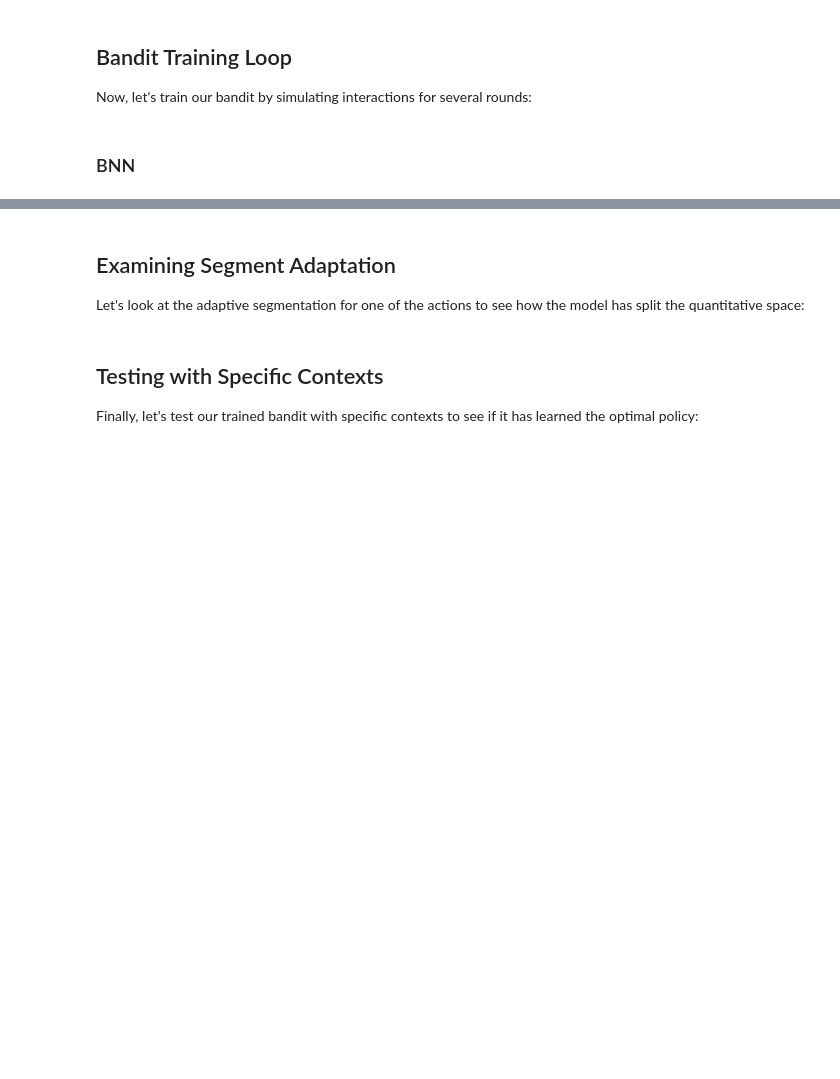
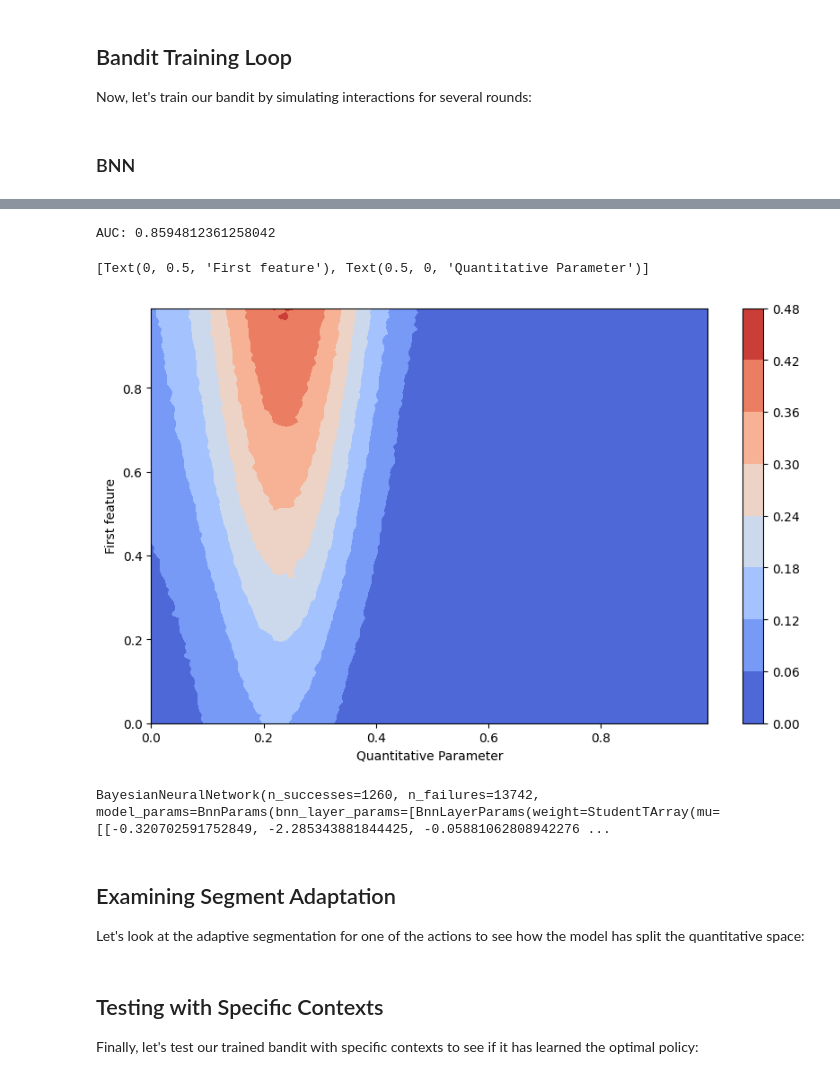
Before and after one commit to PlaytikaOSS/pybandits, a Jupyter notebook: docs/src/tutorials/cmab_quant_bnn.ipynb, the cells around one changed output, grey strips where cells are left out. Saved outputs shown, nothing was run; the diff lists cells and outputs as text; code cells hidden in the pictures; blank space fills up the shorter version.

```diff
--- a/docs/src/tutorials/cmab_quant_bnn.ipynb
+++ b/docs/src/tutorials/cmab_quant_bnn.ipynb
@@ -134,8 +149,8 @@ plt.show()
 Let's create synthetic context data for our experiment:
 # %%
 # Generate random context data
-n_batches = 5
-batch_size = 100
+n_batches = 3
+batch_size = 5000
 n_rounds = n_batches * batch_size
 context_data = np.random.uniform(0, 1, (n_rounds, n_features))
 
@@ -159,8 +181,8 @@ for t in range(n_batches):
 
     # Observe reward
     rewards = [
-        reward_function(chosen_action, chosen_quantity, current_context[0])
-        for chosen_action, chosen_quantity in zip(chosen_actions, chosen_quantities)
+        reward_function(chosen_action, chosen_quantity, _current_context)[0]
+        for chosen_action, chosen_quantity, _current_context in zip(chosen_actions, chosen_quantities, current_context)
     ]
 
     # Update bandit
@@ -176,8 +241,4 @@ np.append(grid_2d, np.zeros((grid_2d.shape[0], 2)), axis=1)
 # %%
-grid = np.mgrid[0:1:0.01, 0:1:0.01].astype(float)
-grid_2d = grid.reshape(2, -1).T
-grid_2d = np.append(grid_2d, np.zeros((grid_2d.shape[0], 2)), axis=1)
-
 
 batch_predictions = [
     cmab.actions["action_1"].bnn.sample_proba(grid_2d) for _ in range(500)
@@ -185,17 +246,31 @@ batch_predictions = [
 batch_proba = np.array(
     [[proba_and_weighted_sum[0] for proba_and_weighted_sum in predictions] for predictions in batch_predictions]
 )
+# %%
+# Calculate AUC
+from sklearn.metrics import accuracy_score, roc_auc_score
+auc = roc_auc_score(y_true, batch_proba.mean(axis=0).reshape(100, 100))
+print(f"AUC: {auc}")
+# %% [output]
+AUC: 0.8594812361258042
 # %%
 pred_proba_mean = batch_proba.mean(axis=0)
 
 cmap = plt.get_cmap("coolwarm")
 
 fig, ax = plt.subplots(figsize=(10, 6))
 
 # Create the contour plot
 contour = ax.contourf(*grid, pred_proba_mean.reshape(100, 100), cmap=cmap)
 cbar = plt.colorbar(contour, ax=ax)
-ax.set(xlabel="First feature", ylabel="Quantitative Parameter")
+ax.set(ylabel="First feature", xlabel="Quantitative Parameter")
+# %% [output]
+[Text(0, 0.5, 'First feature'), Text(0.5, 0, 'Quantitative Parameter')]
+[figure, added]
+# %%
+cmab.actions["action_1"].bnn
+# %% [output]
+BayesianNeuralNetwork(n_successes=1260, n_failures=13742, model_params=BnnParams(bnn_layer_params=[BnnLayerParams(weight=StudentTArray(mu=[[-0.320702591752849, -2.285343881844425, -0.05881062808942276 ...
 # %% [markdown]
 ## Examining Segment Adaptation
 
```
Also changed, not shown: parts of 16 cells of this notebook.
